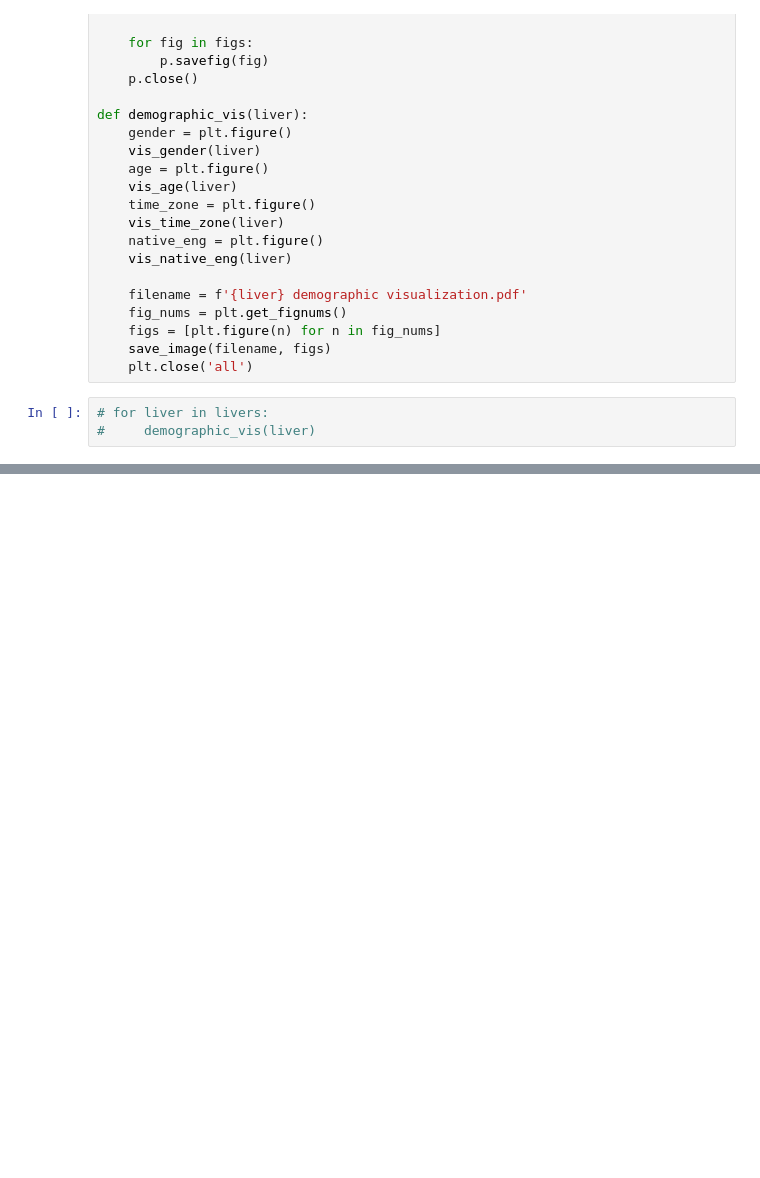
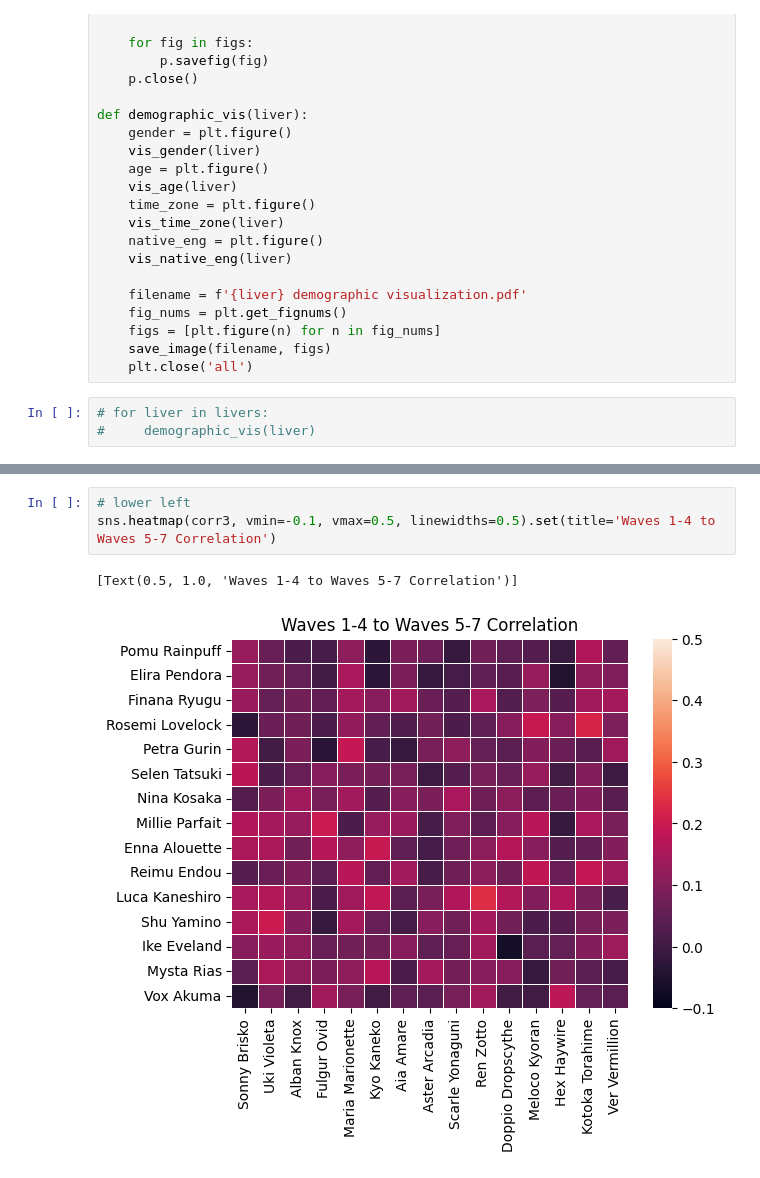
Before and after one commit to gkao25/nijiEN_fanbase_overlap, a Jupyter notebook: code.ipynb, the cells around one changed output, grey strips where cells are left out. Drawn from its saved outputs; the diff is of its cells as text; blank space fills up the shorter version.

```diff
--- a/code.ipynb
+++ b/code.ipynb
@@ -508,0 +563,6 @@ def demographic_vis(liver):
+# %%
+# lower left
+sns.heatmap(corr3, vmin=-0.1, vmax=0.5, linewidths=0.5).set(title='Waves 1-4 to Waves 5-7 Correlation')
+# %% [output]
+[Text(0.5, 1.0, 'Waves 1-4 to Waves 5-7 Correlation')]
+[figure, added]
```
Also changed, not shown: parts of 17 cells of this notebook.
